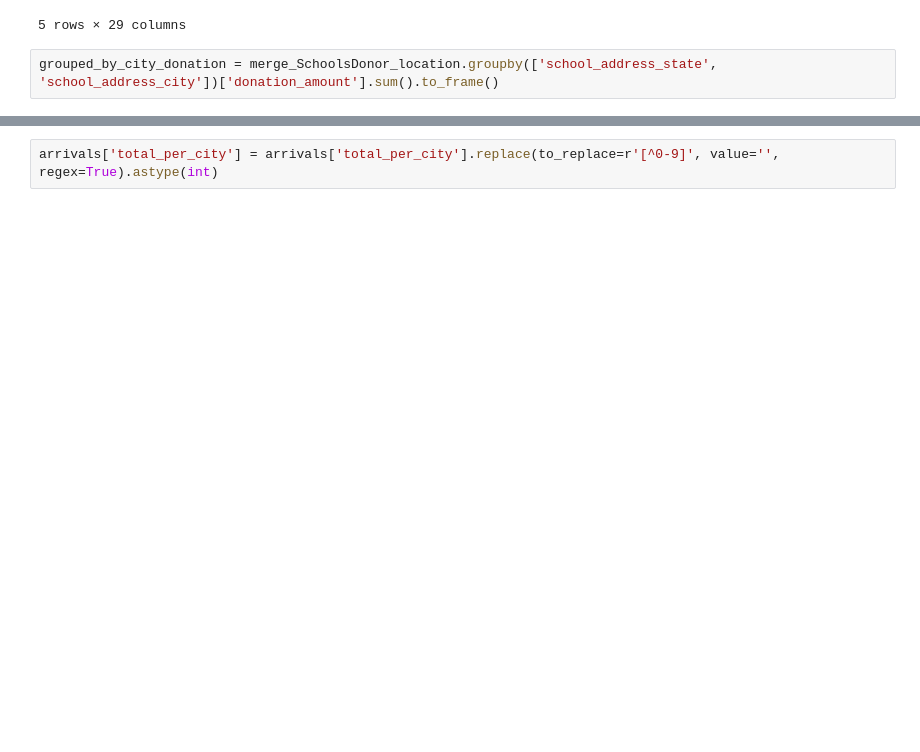
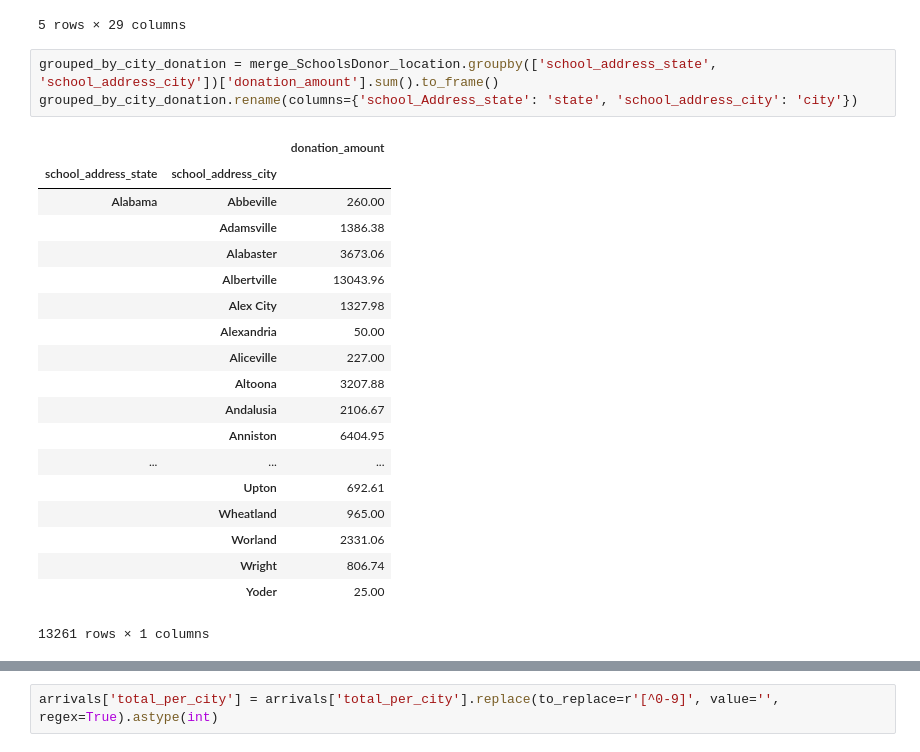
Before and after one commit to USA4UNHCR/DonorsChoose.org-Challenge, a Jupyter notebook: your_work/Maria/Donors_choose_data_exploration.ipynb, the cells around one changed output, grey strips where cells are left out. Cells and saved outputs as stored; diff of their text form; blank space fills up the shorter version.

```diff
--- a/your_work/Maria/Donors_choose_data_exploration.ipynb
+++ b/your_work/Maria/Donors_choose_data_exploration.ipynb
@@ -77,4 +80,25 @@ merge_SchoolsDonor_location.head()
 5 rows × 29 columns
 # %%
 grouped_by_city_donation = merge_SchoolsDonor_location.groupby(['school_address_state', 'school_address_city'])['donation_amount'].sum().to_frame()
+grouped_by_city_donation.rename(columns={'school_Address_state': 'state', 'school_address_city': 'city'})
+# %% [output]
+|  |  | donation_amount |
+| school_address_state | school_address_city |  |
+| Alabama | Abbeville | 260.00 |
+|  | Adamsville | 1386.38 |
+|  | Alabaster | 3673.06 |
+|  | Albertville | 13043.96 |
+|  | Alex City | 1327.98 |
+|  | Alexandria | 50.00 |
+|  | Aliceville | 227.00 |
+|  | Altoona | 3207.88 |
+|  | Andalusia | 2106.67 |
+|  | Anniston | 6404.95 |
+| ... | ... | ... |
+|  | Upton | 692.61 |
+|  | Wheatland | 965.00 |
+|  | Worland | 2331.06 |
+|  | Wright | 806.74 |
+|  | Yoder | 25.00 |
+13261 rows × 1 columns
 # %%
```
Also changed, not shown: parts of 17 cells of this notebook.
